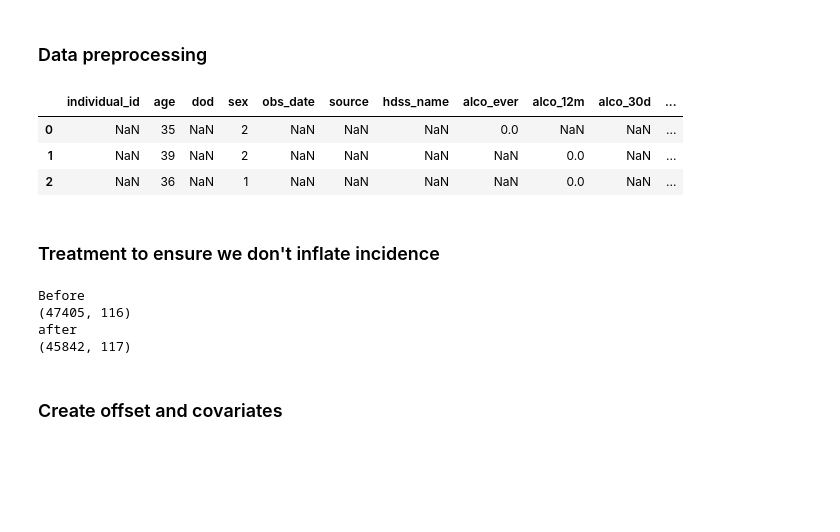
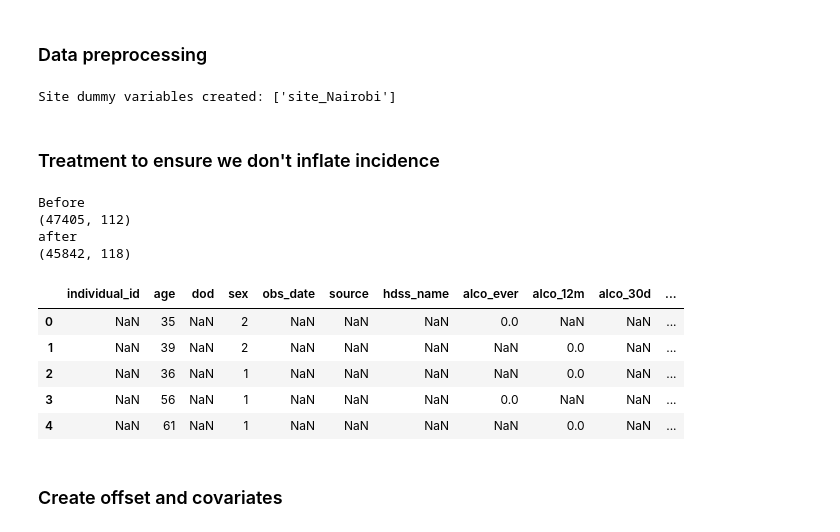
Before and after one commit to dmainagithub/stroke-work, a Jupyter notebook: notebooks/stroke_poisson_model.ipynb, the cells around one changed output. Drawn from its saved outputs; the diff is of its cells as text; code cells hidden in the pictures; blank space fills up the shorter version.

```diff
--- a/notebooks/stroke_poisson_model.ipynb
+++ b/notebooks/stroke_poisson_model.ipynb
@@ -67,16 +67,21 @@ age_group_labels = {
 df["who_age_group"] = df["age_group"].map(age_group_labels)
 
 # ---------------------------------------------------------------------------
-# Convert your numeric columns properly
-df = df.apply(pd.to_numeric, errors='coerce')
-
-# ---------------------------------------------------------------------------
 # Exclude irrelevant values
 df = df.replace([333, 444, 888, 999, -333, -444, -888, -999], np.nan)
+# ---------------------------------------------------------------------------
+# Handle site variable (ONE-HOT ENCODING)
+# ---------------------------------------------------------------------------
+# Make sure 'hdss_name' exists and is string
+df['hdss_name'] = df['hdss_name'].astype(str)
 
-df.head(3)
+# One-hot encode site (drop one to avoid multicollinearity)
+site_dummies = pd.get_dummies(df['hdss_name'], prefix='site', drop_first=True)
+
+# Merge dummy columns into df
+df = pd.concat([df, site_dummies], axis=1)
+
+print("Site dummy variables created:", list(site_dummies.columns))
+# df.head(3)
 # %% [output]
-|  | individual_id | age | dod | sex | obs_date | source | hdss_name | alco_ever | alco_12m | alco_30d | ... |
-| 0 | NaN | 35 | NaN | 2 | NaN | NaN | NaN | 0.0 | NaN | NaN | ... |
-| 1 | NaN | 39 | NaN | 2 | NaN | NaN | NaN | NaN | 0.0 | NaN | ... |
-| 2 | NaN | 36 | NaN | 1 | NaN | NaN | NaN | NaN | 0.0 | NaN | ... |
+Site dummy variables created: ['site_Nairobi']
@@ -89,35 +96,47 @@ df = df.sort_values(['individual_id', 'obs_date'])
 
 # ---------------------------------------------------------------------------
 # Sort and prepare time intervals
 df['age_start'] = df.groupby('individual_id')['age'].shift(0)
 df['age_end'] = df.groupby('individual_id')['age'].shift(-1)
 
 # ---------------------------------------------------------------------------
 # Define the event (stroke occurrence)
 df['stroke_prev'] = df.groupby('individual_id')['stroke_status_derived'].shift(1)
 df['event'] = np.where((df['stroke_prev'] == 0) & (df['stroke_status_derived'] == 1), 1, 0)
 df['event'] = df['event'].fillna(0)
 
 # ---------------------------------------------------------------------------
 # Compute time at risk
 df['time_at_risk'] = df['age_end'] - df['age_start']
 df['time_at_risk'] = df['time_at_risk'].fillna(2)  # Filling with an average followup of 2 year / we can change this
 
 # ---------------------------------------------------------------------------
 # find first event per person  (different from prevalence)
 df['cumulative_stroke'] = df.groupby('individual_id')['stroke_status_derived'].cumsum()
 
 # ---------------------------------------------------------------------------
 # keep only records before or up to the first stroke
 df = df[df['cumulative_stroke'] <= 1]
+# ---------------------------------------------------------------------------
+# ---------------------------------------------------------------------------
+# ---------------------------------------------------------------------------
+# Convert your numeric columns properly
+df = df.apply(pd.to_numeric, errors='coerce')
 
 print("after")
 print(df.shape)
+df.head()
 # %% [output]
 Before
-(47405, 116)
+(47405, 112)
 after
-(45842, 117)
+(45842, 118)
+|  | individual_id | age | dod | sex | obs_date | source | hdss_name | alco_ever | alco_12m | alco_30d | ... |
+| 0 | NaN | 35 | NaN | 2 | NaN | NaN | NaN | 0.0 | NaN | NaN | ... |
+| 1 | NaN | 39 | NaN | 2 | NaN | NaN | NaN | NaN | 0.0 | NaN | ... |
+| 2 | NaN | 36 | NaN | 1 | NaN | NaN | NaN | NaN | 0.0 | NaN | ... |
+| 3 | NaN | 56 | NaN | 1 | NaN | NaN | NaN | 0.0 | NaN | NaN | ... |
+| 4 | NaN | 61 | NaN | 1 | NaN | NaN | NaN | NaN | 0.0 | NaN | ... |
 # %% [markdown]
 ### Create offset and covariates
 # %%
```
Also changed, not shown: parts of 16 cells of this notebook.
